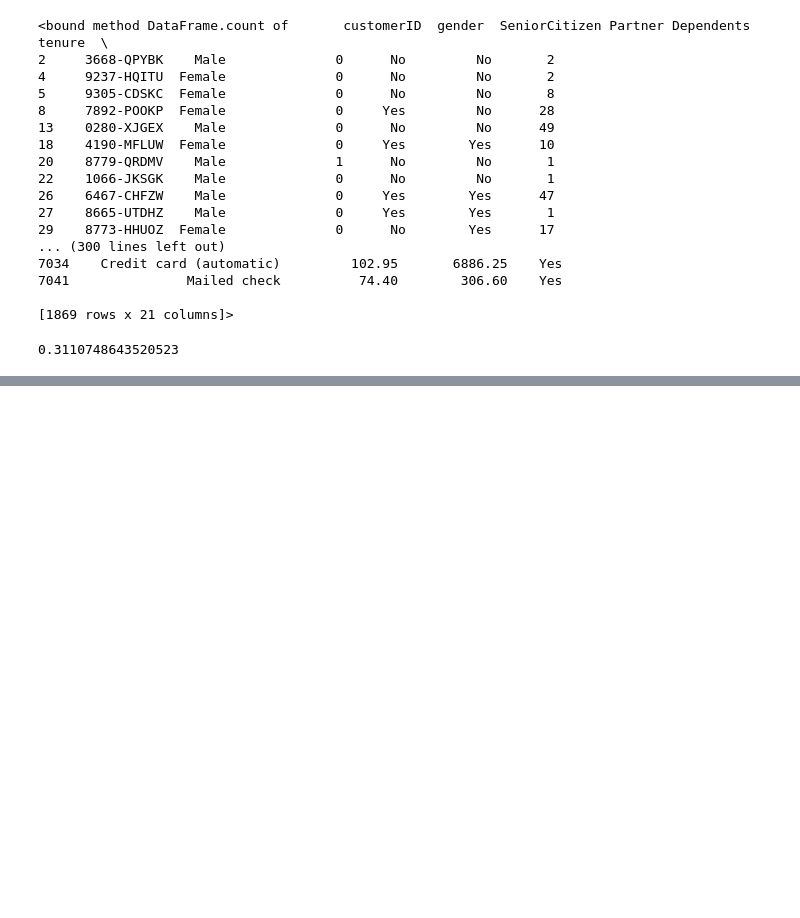
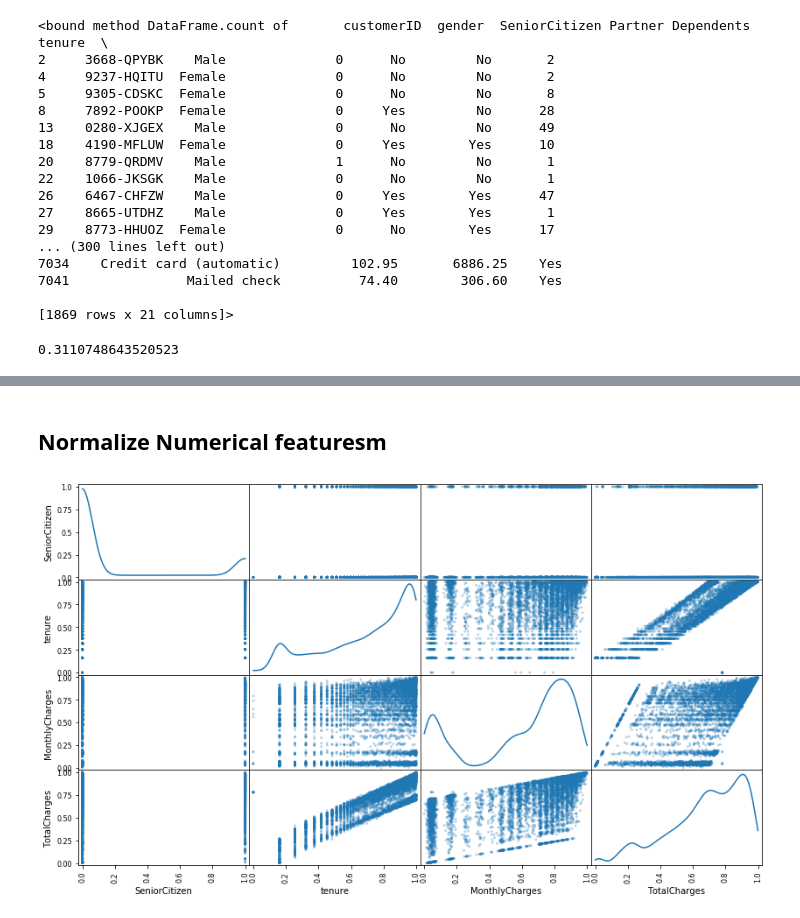
Before and after one commit to pshoukry/udacity-ml-nanodegree-capstone, a Jupyter notebook: notebooks/Churn Analysis.ipynb, the cells around one changed output, grey strips where cells are left out. Drawn from its saved outputs; the diff is of its cells as text; code cells hidden in the pictures; blank space fills up the shorter version.

```diff
--- a/notebooks/Churn Analysis.ipynb
+++ b/notebooks/Churn Analysis.ipynb
@@ -154,0 +209,14 @@ fscore
+# %% [markdown]
+## Normalize Numerical featuresm
+# %%
+
+# Initialize a scaler, then apply it to the features
+scaler = MinMaxScaler()
+numerical = ['tenure', 'MonthlyCharges', 'TotalCharges']
+
+features_log_minmax_transform = pd.DataFrame(data = features_log_transformed)
+features_log_minmax_transform[numerical] = scaler.fit_transform(features_log_transformed[numerical])
+
+pd.plotting.scatter_matrix(data, alpha = 0.3, figsize = (14,8), diagonal = 'kde');
+# %% [output]
+[figure, added]
```
Also changed, not shown: parts of 19 cells of this notebook, 3 other files.
